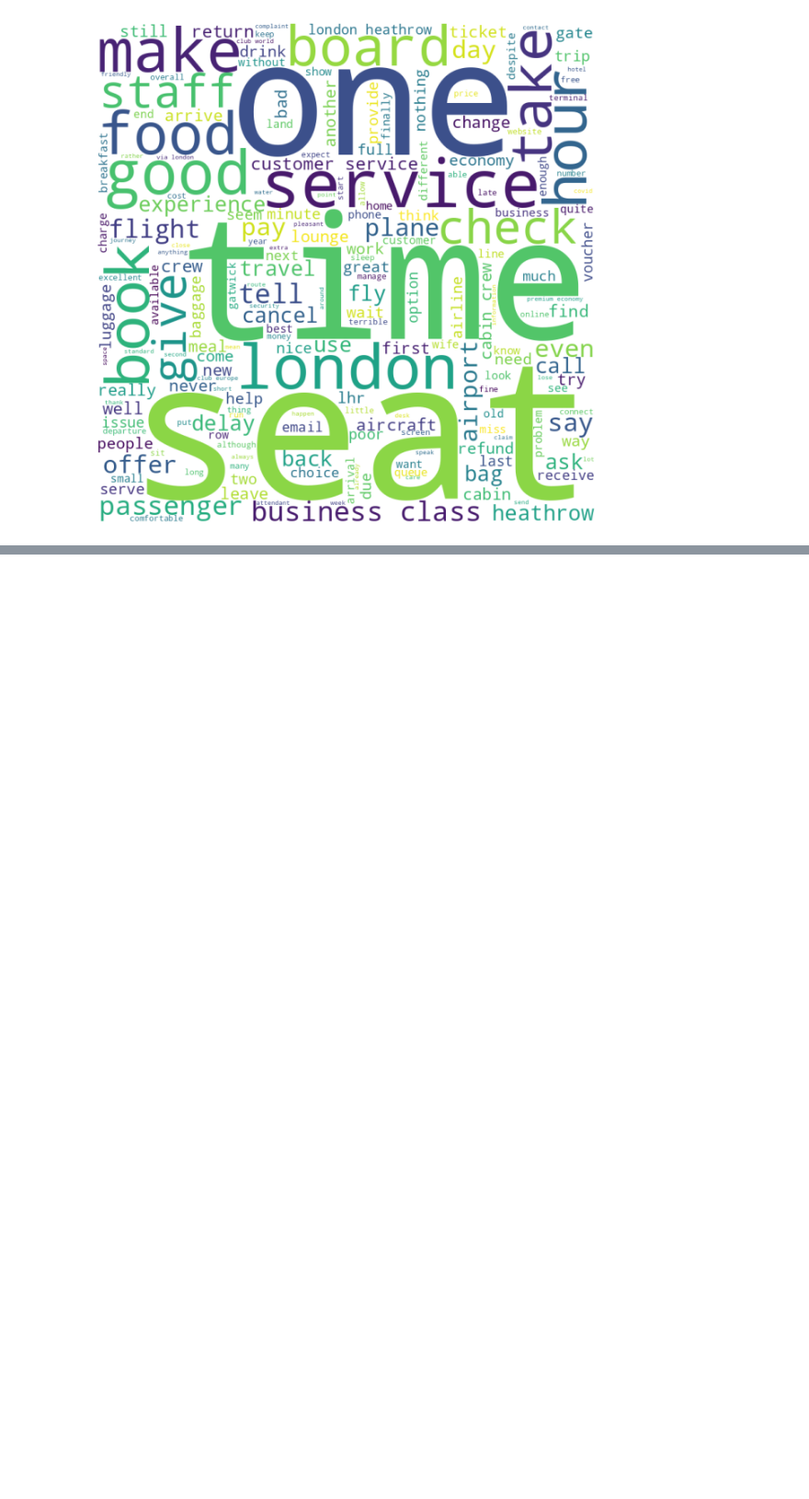
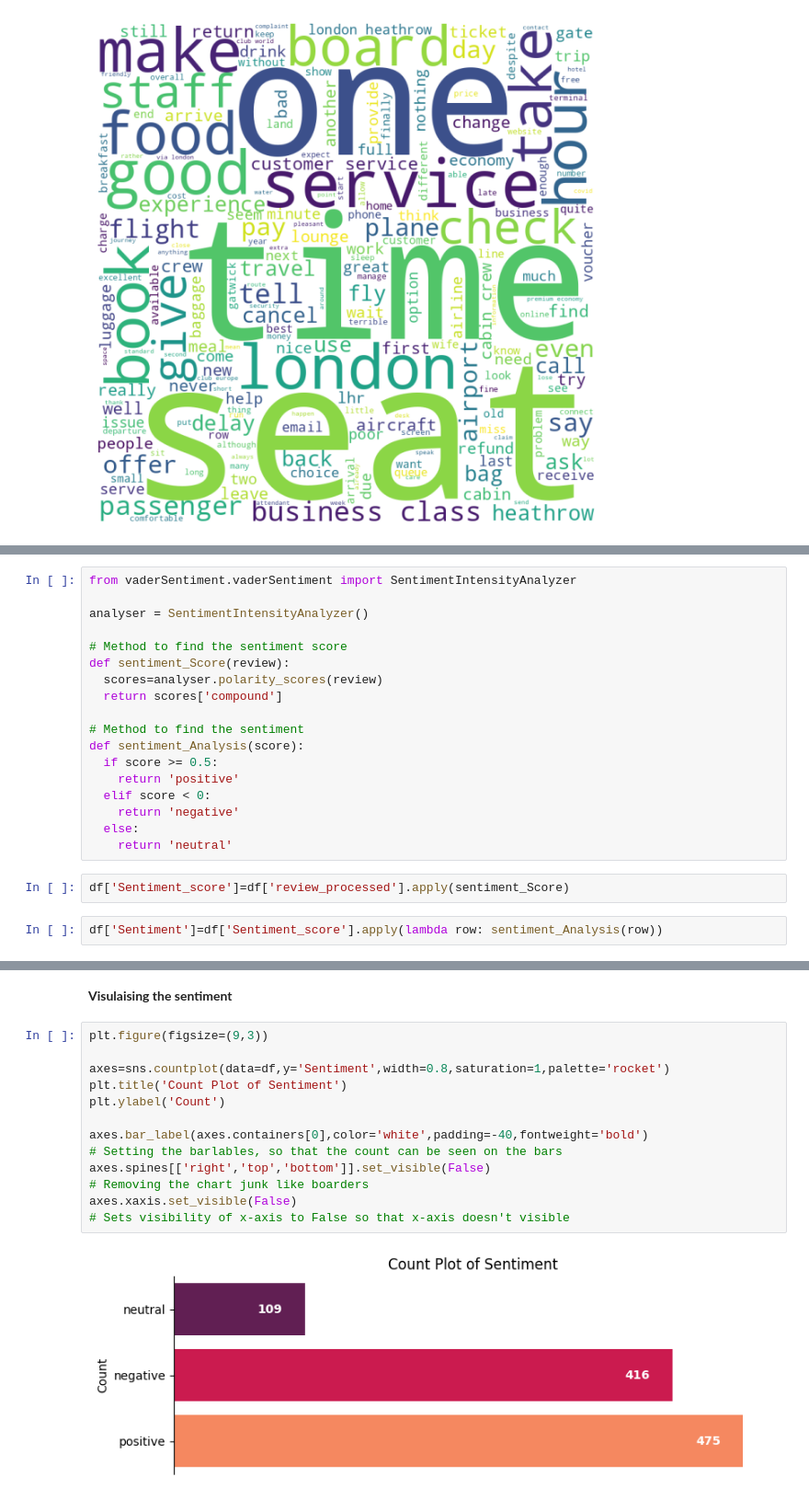
Before and after one commit to BhanuSrihridai/British-Airways, a Jupyter notebook: British_airways.ipynb, the cells around one changed output, grey strips where cells are left out. Shown: that part at 92% size. Cells and saved outputs as stored; diff of their text form; blank space fills up the shorter version.

```diff
--- a/British_airways.ipynb
+++ b/British_airways.ipynb
@@ -330,0 +349,22 @@ plt.show()
+# %%
+from vaderSentiment.vaderSentiment import SentimentIntensityAnalyzer
+
+analyser = SentimentIntensityAnalyzer()
+
+# Method to find the sentiment score
+def sentiment_Score(review):
+  scores=analyser.polarity_scores(review)
+  return scores['compound']
+
+# Method to find the sentiment
+def sentiment_Analysis(score):
+  if score >= 0.5:
+    return 'positive'
+  elif score < 0:
+    return 'negative'
+  else:
+    return 'neutral'
+# %%
+df['Sentiment_score']=df['review_processed'].apply(sentiment_Score)
+# %%
+df['Sentiment']=df['Sentiment_score'].apply(lambda row: sentiment_Analysis(row))
@@ -330,0 +392,14 @@ plt.show()
+# %% [markdown]
+**Visulaising the sentiment**
+# %%
+plt.figure(figsize=(9,3))
+
+axes=sns.countplot(data=df,y='Sentiment',width=0.8,saturation=1,palette='rocket')
+plt.title('Count Plot of Sentiment')
+plt.ylabel('Count')
+
+axes.bar_label(axes.containers[0],color='white',padding=-40,fontweight='bold')                    # Setting the barlables, so that the count can be seen on the bars
+axes.spines[['right','top','bottom']].set_visible(False)                                          # Removing the chart junk like boarders
+axes.xaxis.set_visible(False)                                                                     # Sets visibility of x-axis to False so that x-axis doesn't visible
+# %% [output]
+[figure, added]
```
Also changed, not shown: parts of 5 cells of this notebook.
